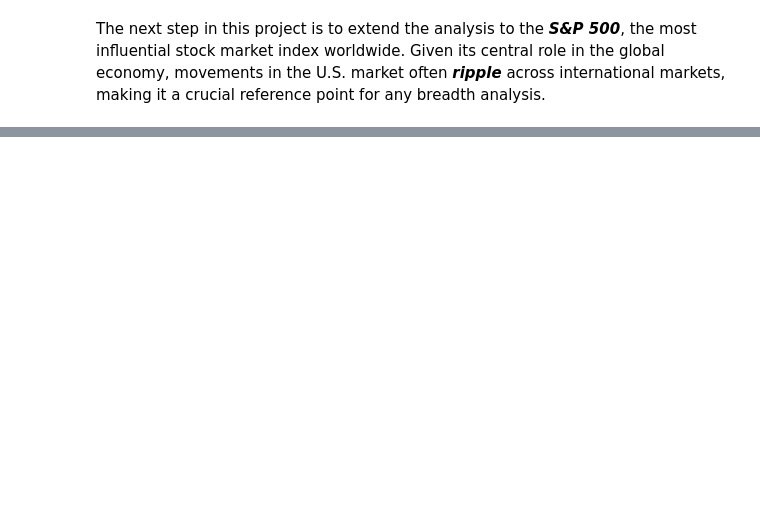
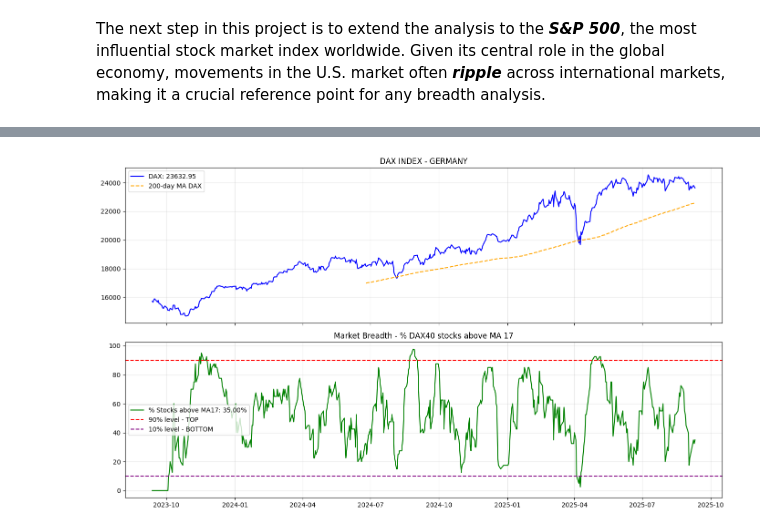
Before and after one commit to flaviorosso/market-breadth-analysis, a Jupyter notebook: Market_Breadth_Sentiment_analysis.ipynb, the cells around one changed output, grey strips where cells are left out. Cells and saved outputs as stored; diff of their text form; code cells hidden in the pictures; blank space fills up the shorter version.

```diff
--- a/Market_Breadth_Sentiment_analysis.ipynb
+++ b/Market_Breadth_Sentiment_analysis.ipynb
@@ -234,0 +237,83 @@ plt.show()
+# %%
+# Market Breadth index to analyze if the market is approaching TOP or BOTTOM
+# Second experiment DAX40 - German market
+
+# --- Market Breadth DAX40 ---
+# Flavio Rosso | Base for GitHub project
+
+!pip install yfinance --quiet
+
+import yfinance as yf
+import pandas as pd
+import matplotlib.pyplot as plt
+import datetime as dt
+
+# ------------------------------
+# Parameters
+# ------------------------------
+start = (dt.datetime.today() - dt.timedelta(days=730)).strftime("%Y-%m-%d")  # last 2 years
+end = dt.datetime.today().strftime("%Y-%m-%d")
+
+moving_avg_days = 17   # short-term moving average (configurable)
+index_symbol = "^GDAXI"  # DAX Index (XETRA)
+
+# --- DAX40 tickers (Yahoo Finance format) ---
+# Fonte: yfinance (XETRA symbols, .DE suffix)
+stocks = [
+    "ADS.DE","ALV.DE","BAS.DE","BAYN.DE","BMW.DE","CON.DE","1COV.DE","DHER.DE","DBK.DE","DTE.DE",
+    "EOAN.DE","FME.DE","FRE.DE","HEI.DE","HEN3.DE","IFX.DE","LIN.DE","MRK.DE","MTX.DE","MUV2.DE",
+    "PUM.DE","QIA.DE","RWE.DE","SAP.DE","SIE.DE","SHL.DE","SRT3.DE","SY1.DE","VNA.DE","VOW3.DE",
+    "ZAL.DE","MBG.DE","BNR.DE","HNR1.DE","ENR.DE","BEI.DE","RHM.DE","DWNI.DE","PAH3.DE","HFG.DE"
+]
+
+# ------------------------------
+# Download data
+# ------------------------------
+data = yf.download(stocks, start=start, end=end, auto_adjust=False)["Close"]
+index_data = yf.download(index_symbol, start=start, end=end, auto_adjust=False)["Close"]
+
+# ------------------------------
+# Moving averages and breadth calculation
+# ------------------------------
+mm = data.rolling(window=moving_avg_days).mean()
+
+# Signal: 1 if price > moving average, 0 otherwise
+signals = (data > mm).astype(int)
+
+# Breadth indicator = % of stocks above the moving average
+breadth = signals.mean(axis=1) * 100
+
+# DAX with 200-day moving average
+index_ma200 = index_data.rolling(window=200).mean()
+
+# ------------------------------
+# Plotting
+# ------------------------------
+fig, (ax1, ax2) = plt.subplots(2, 1, figsize=(14, 8), sharex=True)
+
+# --- DAX Index ---
+if isinstance(index_data, pd.DataFrame):
+    col_index = index_data.columns[0]  # adjust if necessary
+    dax_series = index_data[col_index]
+else:
+    dax_series = index_data
+
+last_index = dax_series.iloc[-1]
+ax1.plot(dax_series, label=f"DAX: {last_index:.2f}", color="blue")
+ax1.plot(index_ma200, label="200-day MA DAX", color="orange", linestyle="--")
+ax1.set_title("DAX INDEX - GERMANY")
+ax1.legend()
+ax1.grid(True, alpha=0.3)
+
+# --- Market Breadth ---
+last_breadth = breadth.iloc[-1]
+ax2.plot(breadth, label=f"% Stocks above MA{moving_avg_days}: {last_breadth:.2f}%", color="green")
+ax2.axhline(90, color="red", linestyle="--", label="90% level - TOP")
+ax2.axhline(10, color="purple", linestyle="--", label="10% level - BOTTOM")
+ax2.set_title(f"Market Breadth - % DAX40 stocks above MA {moving_avg_days}")
+ax2.legend(loc='center left')
+ax2.grid(True, alpha=0.3)
+
+plt.tight_layout()
+plt.show()
+# %% [output]
@@ -234,0 +322 @@ plt.show()
+[figure, added]
```
Also changed, not shown: parts of 8 cells of this notebook.
